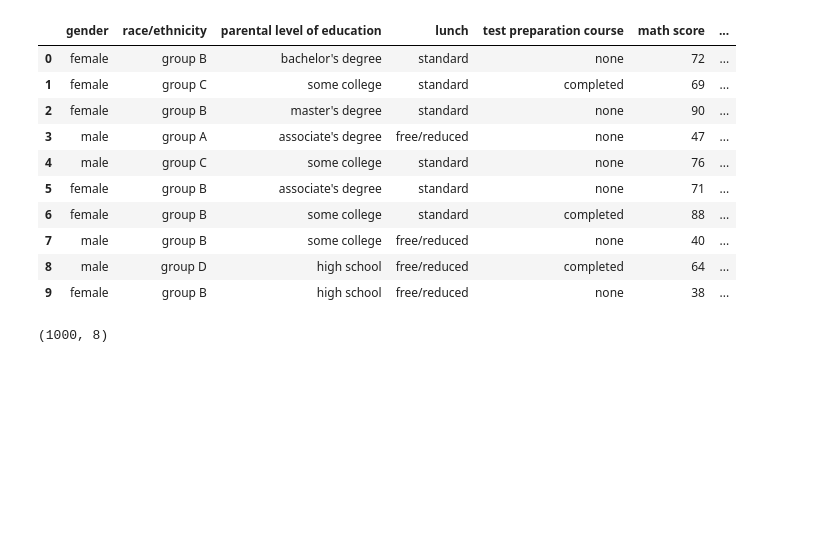
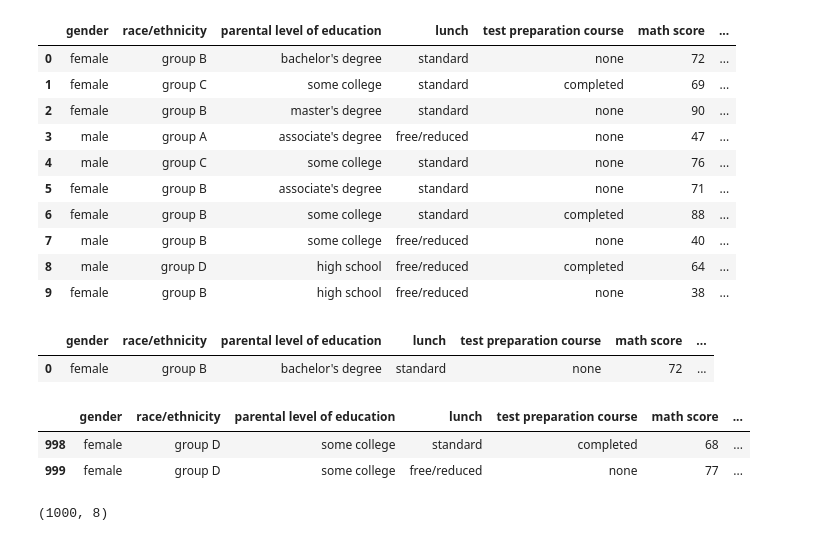
Before and after one commit to nomo82/python, a Jupyter notebook: Python_2.ipynb, the cells around one changed output. Drawn from its saved outputs; the diff is of its cells as text; code cells hidden in the pictures; blank space fills up the shorter version.

```diff
--- a/Python_2.ipynb
+++ b/Python_2.ipynb
@@ -127,0 +156,3 @@ estudiantes=pd.read_csv('/content/drive/MyDrive/StudentsPerformance (1) (1).csv'
+# %%
+#usamos el metodo read de pandas para leear el archivo csv
+estudiantes=pd.read_csv('/content/drive/MyDrive/Alexander Niño.lnk/2024/_Phyton Curso/StudentsPerformance.csv')
@@ -176,4 +212,15 @@ estudiantes.head(10)
 | 7 | male | group B | some college | free/reduced | none | 40 | ... |
 | 8 | male | group D | high school | free/reduced | completed | 64 | ... |
 | 9 | female | group B | high school | free/reduced | none | 38 | ... |
+# %%
+estudiantes.head(1)
+# %% [output]
+|  | gender | race/ethnicity | parental level of education | lunch | test preparation course | math score | ... |
+| 0 | female | group B | bachelor's degree | standard | none | 72 | ... |
+# %%
+estudiantes.tail(2)
+# %% [output]
+|  | gender | race/ethnicity | parental level of education | lunch | test preparation course | math score | ... |
+| 998 | female | group D | some college | standard | completed | 68 | ... |
+| 999 | female | group D | some college | free/reduced | none | 77 | ... |
 # %%
```
Also changed, not shown: parts of 100 cells of this notebook.
